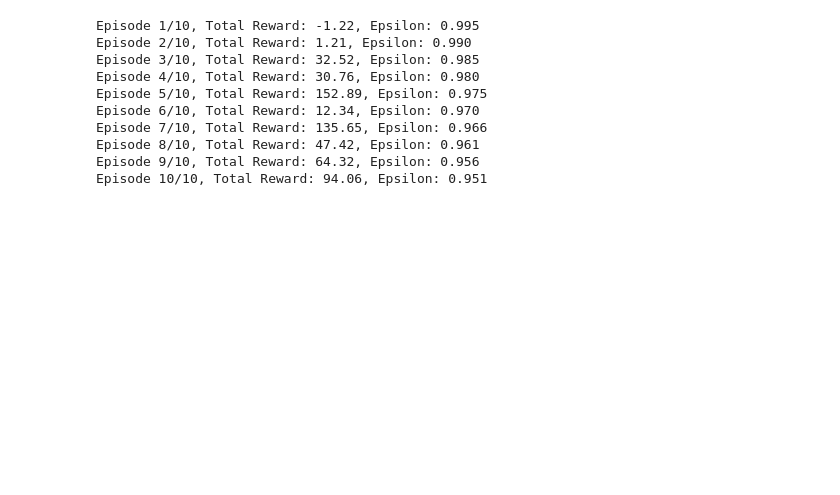
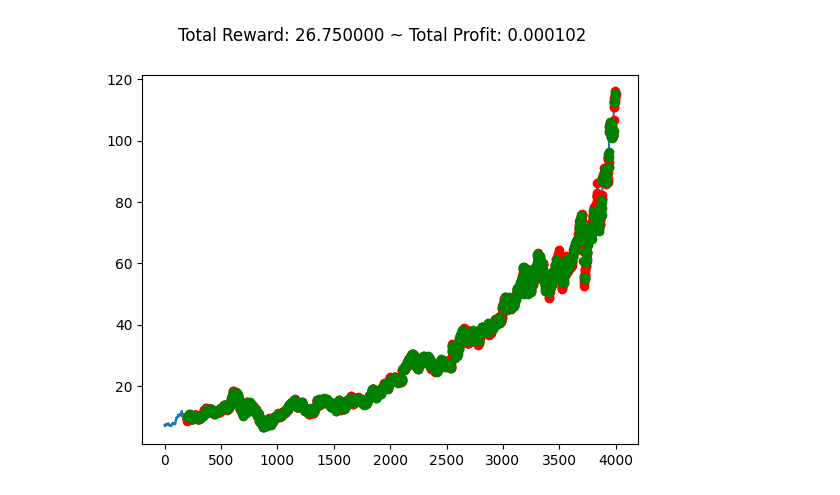
Before and after one commit to ItaiAviad/traider, a Jupyter notebook: model/train.ipynb, the cells around one changed output. Drawn from its saved outputs; the diff is of its cells as text; code cells hidden in the pictures; blank space fills up the shorter version.

Commit message:
feat(train): add test after train

```diff
--- a/model/train.ipynb
+++ b/model/train.ipynb
@@ -10,9 +10,11 @@ import torch.nn as nn
 import torch.optim as optim
 import random
 from collections import deque
+# %%
+TICKER_SYMBOL = "GOOG"
+DATASET_FILE = f"data/{TICKER_SYMBOL}.csv"
 # %%
 # load data
-t = "A"
-df = pd.read_csv(f"data/{t}.csv")
+df = pd.read_csv(DATASET_FILE)
 print(df.head())
 # %% [output]
@@ -36,7 +38,7 @@ class MStocksEnv(StocksEnv):
     _process_data = mprocess_data
 
 
-env = MStocksEnv(df=df, window_size=200, frame_bound=(200, len(df)))
+env = MStocksEnv(df=df, window_size=200, frame_bound=(200, 4000))
 # %%
 print("env information:")
 print("> shape:", env.unwrapped.shape)
@@ -73,7 +75,7 @@ class DQN(nn.Module):
             nn.ReLU(),
             nn.Linear(128, 64),
             nn.ReLU(),
-            nn.Linear(64, output_dim)
+            nn.Linear(64, output_dim),
         )
 
     def forward(self, x):
@@ -178,17 +184,31 @@ def train():
     # Save the trained model if desired
     torch.save(policy_net.state_dict(), "dqn_trading_model.pth")
     env.close()
-# %%
-if __name__ == "__main__":
-    train()
-# %% [output]
-Episode 1/10, Total Reward: -1.22, Epsilon: 0.995
-Episode 2/10, Total Reward: 1.21, Epsilon: 0.990
-Episode 3/10, Total Reward: 32.52, Epsilon: 0.985
-Episode 4/10, Total Reward: 30.76, Epsilon: 0.980
-Episode 5/10, Total Reward: 152.89, Epsilon: 0.975
-Episode 6/10, Total Reward: 12.34, Epsilon: 0.970
-Episode 7/10, Total Reward: 135.65, Epsilon: 0.966
-Episode 8/10, Total Reward: 47.42, Epsilon: 0.961
-Episode 9/10, Total Reward: 64.32, Epsilon: 0.956
-Episode 10/10, Total Reward: 94.06, Epsilon: 0.951
+# %%
+policy_net = DQN(input_dim, output_dim).to(device)
+
+# Load the saved model weights
+policy_net.load_state_dict(torch.load("dqn_trading_model.pth", map_location=device))
+policy_net.eval()  # Set to evaluation mode
+
+# Run the test episode
+obs, info = env.reset()
+obs = preprocess_obs(obs)
+done = False
+total_reward = 0
+
+while not done:
+    with torch.no_grad():
+        state_tensor = torch.FloatTensor(obs).unsqueeze(0).to(device)
+        q_values = policy_net(state_tensor)
+        action = q_values.argmax().item()  # Greedy action selection
+
+    next_obs, reward, terminated, truncated, info = env.step(action)
+    done = terminated or truncated
+    total_reward += reward
+    obs = preprocess_obs(next_obs)
+
+# Optionally, render the entire episode to visualize trades
+env.unwrapped.render_all()
+# %% [output]
+[figure, added]
```
Also changed, not shown: parts of 6 cells of this notebook.
